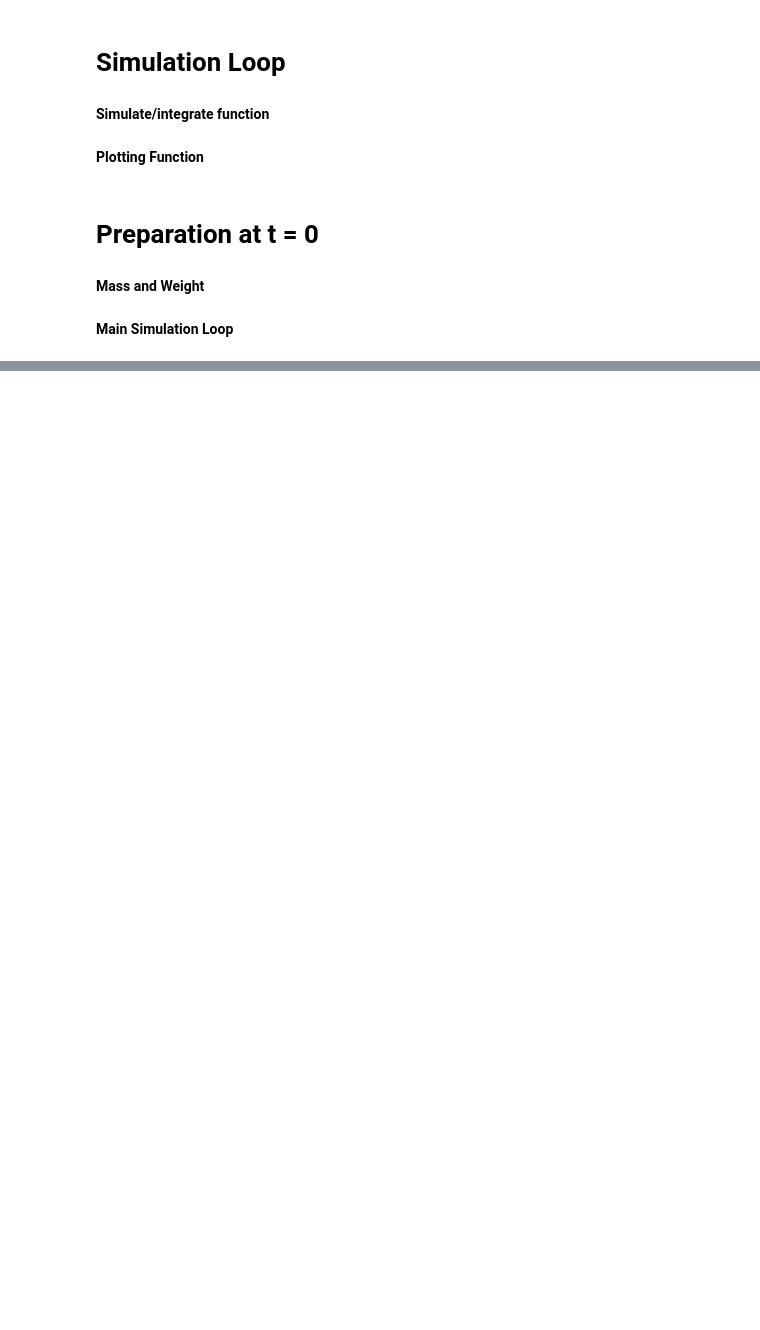
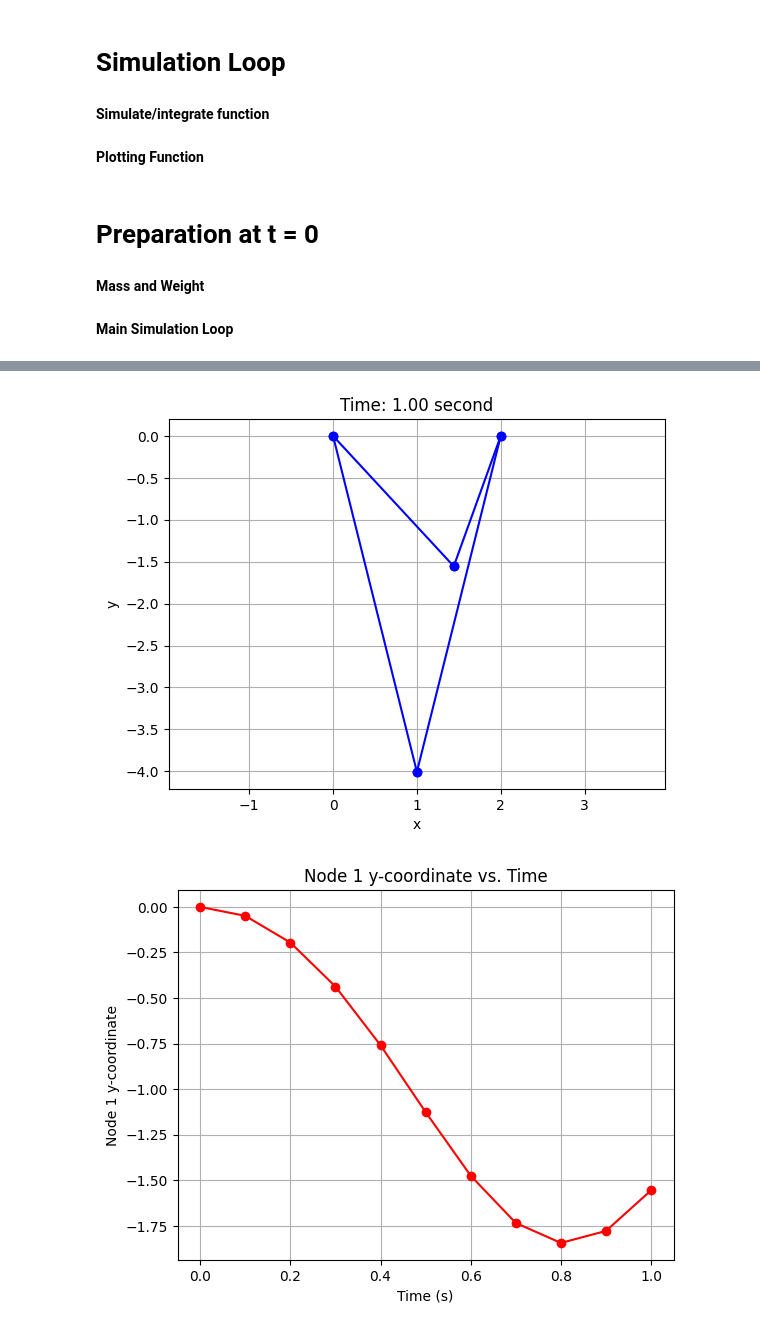
Before and after one commit to jasonliu0346/263F-Assignment, a Jupyter notebook: homework_1/Homework1.ipynb, the cells around one changed output, grey strips where cells are left out. Drawn from its saved outputs; the diff is of its cells as text; code cells hidden in the pictures; blank space fills up the shorter version.

```diff
--- a/homework_1/Homework1.ipynb
+++ b/homework_1/Homework1.ipynb
@@ -420,0 +437,6 @@ plt.show()
+# %%
+method = 'Newmark'
+dt = 0.1 # Time step size
+maxTime = 1  # total time of simulation
+run(node_matrix, stiffness_matrix, index_matrix, m, maxTime, dt, method)
+# %% [output]
@@ -420,0 +445,2 @@ plt.show()
+[figure, added]
+[figure, added]
```
Also changed, not shown: parts of 9 cells of this notebook.
